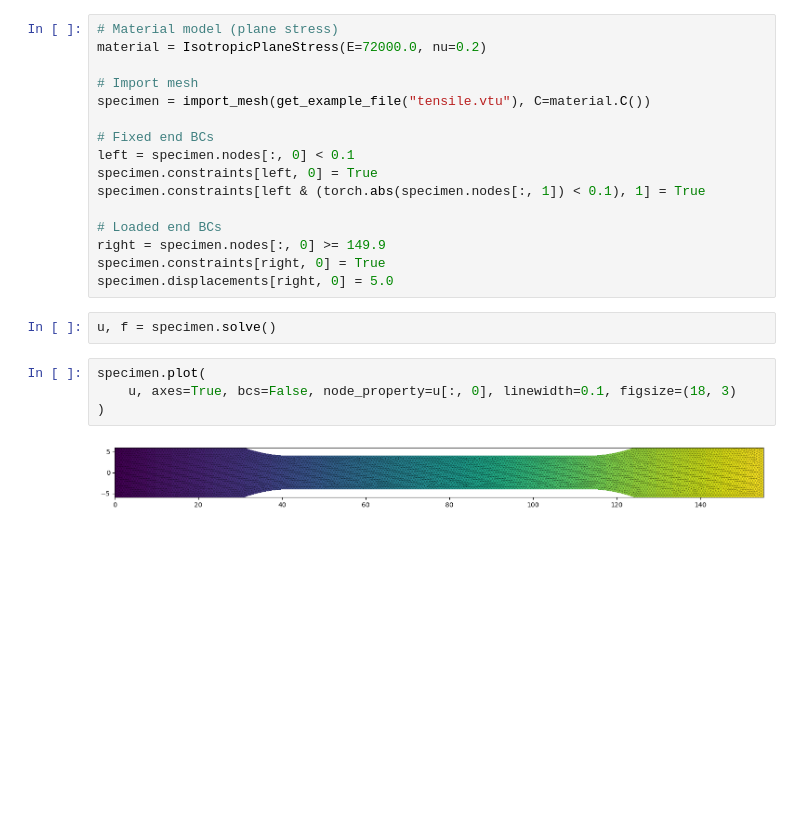
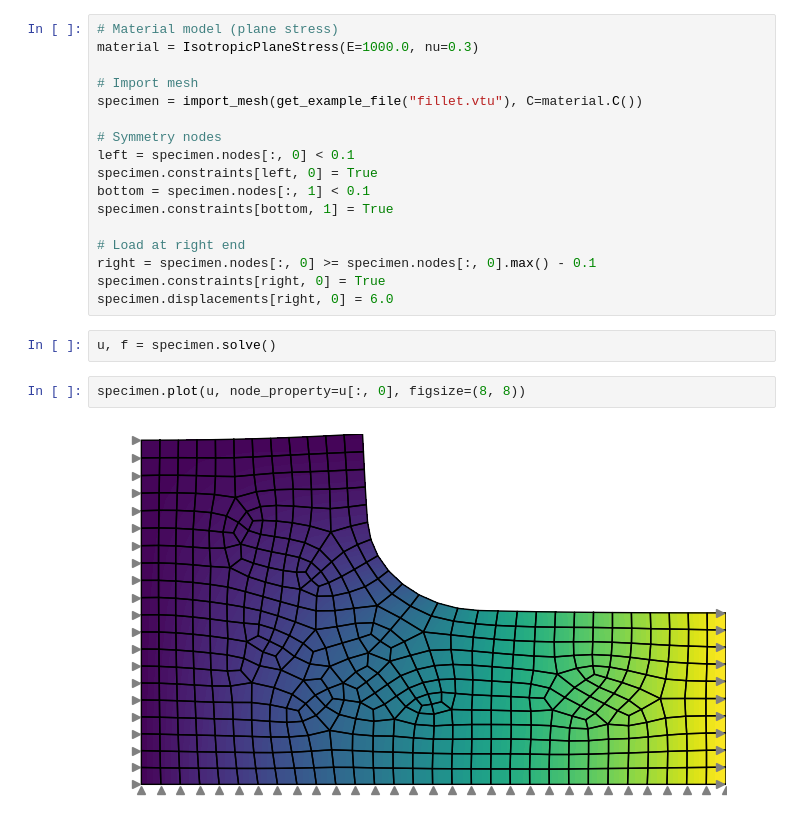
Before and after one commit to meyer-nils/torch-fem, a Jupyter notebook: examples/basic/planar.ipynb, the cells around one changed output. Drawn from its saved outputs; the diff is of its cells as text; blank space fills up the shorter version.

Commit message:
Swap tensile to fillet example.

```diff
--- a/examples/basic/planar.ipynb
+++ b/examples/basic/planar.ipynb
@@ -63,27 +63,26 @@ cantilever.plot(u, node_property=torch.norm(u, dim=1))
 # %%
 # Material model (plane stress)
-material = IsotropicPlaneStress(E=72000.0, nu=0.2)
+material = IsotropicPlaneStress(E=1000.0, nu=0.3)
 
 # Import mesh
-specimen = import_mesh(get_example_file("tensile.vtu"), C=material.C())
+specimen = import_mesh(get_example_file("fillet.vtu"), C=material.C())
 
-# Fixed end BCs
+# Symmetry nodes
 left = specimen.nodes[:, 0] < 0.1
 specimen.constraints[left, 0] = True
-specimen.constraints[left & (torch.abs(specimen.nodes[:, 1]) < 0.1), 1] = True
+bottom = specimen.nodes[:, 1] < 0.1
+specimen.constraints[bottom, 1] = True
 
-# Loaded end BCs
-right = specimen.nodes[:, 0] >= 149.9
+# Load at right end
+right = specimen.nodes[:, 0] >= specimen.nodes[:, 0].max() - 0.1
 specimen.constraints[right, 0] = True
-specimen.displacements[right, 0] = 5.0
+specimen.displacements[right, 0] = 6.0
 # %%
 u, f = specimen.solve()
 # %%
-specimen.plot(
-    u, axes=True, bcs=False, node_property=u[:, 0], linewidth=0.1, figsize=(18, 3)
-)
+specimen.plot(u, node_property=u[:, 0], figsize=(8, 8))
 # %% [output]
-[figure, old version]
+[figure, new version]
 # %%
 # Stress
 mises = specimen.compute_stress(u, mises=True)
```
Also changed, not shown: parts of 2 cells of this notebook, 3 other files.
